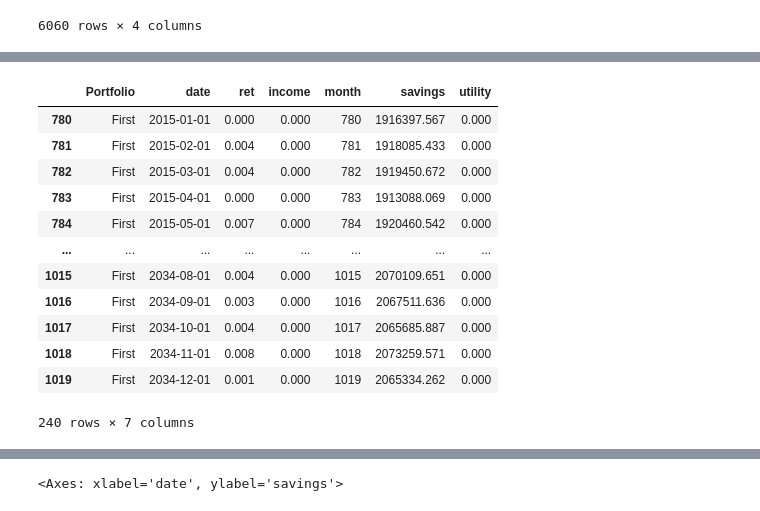
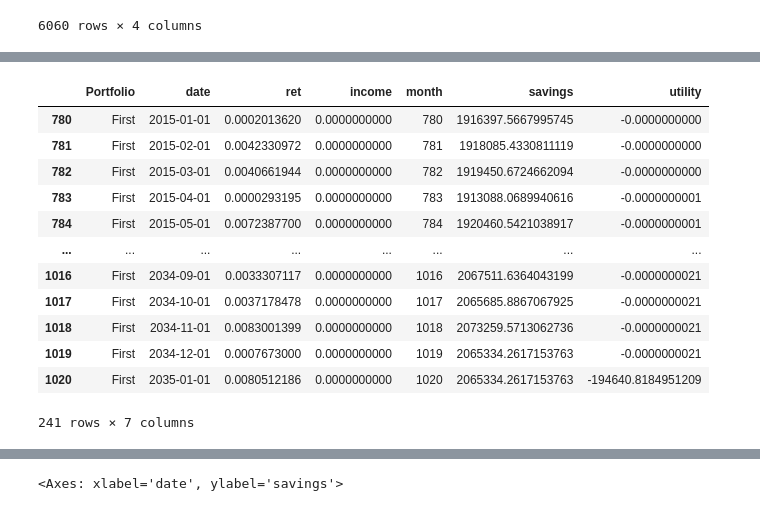
Before and after one commit to justinreed23/Older-Smarter-Richer, a Jupyter notebook: dev/creatingStuff.ipynb, the cells around one changed output, grey strips where cells are left out. Cells and saved outputs as stored; diff of their text form; code cells hidden in the pictures.

Commit message:
finished final dataframe? (def still needs more work but I each utility is done along with savings any stuff

```diff
--- a/dev/creatingStuff.ipynb
+++ b/dev/creatingStuff.ipynb
@@ -57,6 +57,8 @@ returns
 
 submitted_income = 85000
 income_growth = 0.035
+
+household_size = 2
 
 monthly_income = submitted_income/12
 monthly_growth = 1+ (income_growth/12)
@@ -77,7 +79,13 @@ risk_aversion = 3.84
 # I think I just want these to be static
 save_rate = 0.10
 consumption_rate = 0.04
-inflation_rate = 0.02/12
+inflation = 0.02
+
+inflation_rate = inflation/12
+
+
+# STATIC
+inher_luxury = 490000
 # %%
 total_monthly_incomes = []
 
@@ -100,7 +108,7 @@ returns['income'] = returns['income'].fillna(0.0)
 #returns.drop(columns='month', inplace=True)
 # %%
 def utility_consumption(consumption, household_size, risk_aversion):
-    factor_risk = 1-risk_aversion
-    consumption_util = (consumption/sqrt(household_size))**factor_risk
-    adj_consumption_util = consumption_util/factor_risk
+    factor_risk = 1 - risk_aversion
+    consumption_util = (consumption / math.sqrt(household_size)) ** factor_risk
+    adj_consumption_util = consumption_util / factor_risk
     return adj_consumption_util
@@ -108,0 +115,6 @@ def utility_inheritance(inher_util, inheritance_amount, inher_luxury, risk_avers
+# %%
+def utility_inheritance(inher_util, inheritance_amount, inher_luxury, risk_aversion):
+    adj_inher_util = inher_util*(12**risk_aversion)
+    factor_risk = 1-risk_aversion
+    equation = (((inheritance_amount/inher_luxury)**factor_risk) / factor_risk) * adj_inher_util
+    return equation
@@ -110,6 +126,8 @@ def utility_inheritance(inher_util, inheritance_amount, inher_luxury, risk_avers
 
 returns['savings'] = 0.0
 returns['utility'] = 0.0
+
+final_utility = []
 
 for portfolio in returns['Portfolio'].unique():
     # Filter the DataFrame by portfolio
@@ -119,6 +137,7 @@ for portfolio in returns['Portfolio'].unique():
     previous_savings = 0
     initial_consumption = 0
     current_consumption = 0
+    current_utility = 0
 
 
     # Iterate through each row in the portfolio data
@@ -126,15 +145,23 @@ for portfolio in returns['Portfolio'].unique():
         if row['month'] == month_retirement_start:
             initial_consumption = (previous_savings * consumption_rate)/12
             current_savings = (previous_savings - initial_consumption) * (1 + row['ret'])
+            current_utility = utility_consumption(initial_consumption, household_size, risk_aversion)
             returns.at[index, 'savings'] = current_savings
+            returns.at[index, 'utility'] = current_utility
         if row['income'] == 0.0 and row['month'] > month_retirement_start and row['month'] < death_month:
             current_consumption = initial_consumption * ((1+inflation_rate)**(row['month']-month_retirement_start))
             if previous_savings <= current_consumption:
                 current_consumption = previous_savings
             current_savings = (previous_savings - current_consumption) * (1 + row['ret'])
+            current_utility = utility_consumption(current_consumption, household_size, risk_aversion)
+            returns.at[index, 'utility'] = current_utility + returns.at[index-1, 'utility']
             returns.at[index, 'savings'] = current_savings
-        elif row['month'] = death_month:
-        elif row['month'] >= death_month:
+        elif row['month'] == death_month:
+            returns.at[index, 'savings'] = previous_savings
+            current_utility = utility_consumption(current_consumption, household_size, risk_aversion) + utility_inheritance(inher_util, returns.at[index, 'savings'], inher_luxury, risk_aversion)
+            returns.at[index, 'utility'] = current_utility + returns.at[index-1, 'utility']
+            final_utility.append(returns.at[index, 'utility'])
+        elif row['month'] > death_month:
             returns.at[index, 'savings'] = previous_savings
         else:
             current_savings = save_rate * row['income'] + previous_savings * (1 + row['ret'])
@@ -159,20 +186,20 @@ returns.iloc[month_start_savings:month_retirement_start]
 480 rows × 7 columns
 # %%
-returns.iloc[month_retirement_start:death_month]
+returns.iloc[month_retirement_start:death_month+1]
 # %% [output]
 |  | Portfolio | date | ret | income | month | savings | utility |
-| 780 | First | 2015-01-01 | 0.000 | 0.000 | 780 | 1916397.567 | 0.000 |
-| 781 | First | 2015-02-01 | 0.004 | 0.000 | 781 | 1918085.433 | 0.000 |
-| 782 | First | 2015-03-01 | 0.004 | 0.000 | 782 | 1919450.672 | 0.000 |
-| 783 | First | 2015-04-01 | 0.000 | 0.000 | 783 | 1913088.069 | 0.000 |
-| 784 | First | 2015-05-01 | 0.007 | 0.000 | 784 | 1920460.542 | 0.000 |
+| 780 | First | 2015-01-01 | 0.0002013620 | 0.0000000000 | 780 | 1916397.5667995745 | -0.0000000000 |
+| 781 | First | 2015-02-01 | 0.0042330972 | 0.0000000000 | 781 | 1918085.4330811119 | -0.0000000000 |
+| 782 | First | 2015-03-01 | 0.0040661944 | 0.0000000000 | 782 | 1919450.6724662094 | -0.0000000000 |
+| 783 | First | 2015-04-01 | 0.0000293195 | 0.0000000000 | 783 | 1913088.0689940616 | -0.0000000001 |
+| 784 | First | 2015-05-01 | 0.0072387700 | 0.0000000000 | 784 | 1920460.5421038917 | -0.0000000001 |
 | ... | ... | ... | ... | ... | ... | ... | ... |
-| 1015 | First | 2034-08-01 | 0.004 | 0.000 | 1015 | 2070109.651 | 0.000 |
-| 1016 | First | 2034-09-01 | 0.003 | 0.000 | 1016 | 2067511.636 | 0.000 |
-| 1017 | First | 2034-10-01 | 0.004 | 0.000 | 1017 | 2065685.887 | 0.000 |
-| 1018 | First | 2034-11-01 | 0.008 | 0.000 | 1018 | 2073259.571 | 0.000 |
-| 1019 | First | 2034-12-01 | 0.001 | 0.000 | 1019 | 2065334.262 | 0.000 |
+| 1016 | First | 2034-09-01 | 0.0033307117 | 0.0000000000 | 1016 | 2067511.6364043199 | -0.0000000021 |
+| 1017 | First | 2034-10-01 | 0.0037178478 | 0.0000000000 | 1017 | 2065685.8867067925 | -0.0000000021 |
+| 1018 | First | 2034-11-01 | 0.0083001399 | 0.0000000000 | 1018 | 2073259.5713062736 | -0.0000000021 |
+| 1019 | First | 2034-12-01 | 0.0007673000 | 0.0000000000 | 1019 | 2065334.2617153763 | -0.0000000021 |
+| 1020 | First | 2035-01-01 | 0.0080512186 | 0.0000000000 | 1020 | 2065334.2617153763 | -194640.8184951209 |
-240 rows × 7 columns
+241 rows × 7 columns
 # %%
 print(returns.query('Portfolio=="First"').to_string())
 # %% [output]
```
Also changed, not shown: parts of 5 cells of this notebook.
